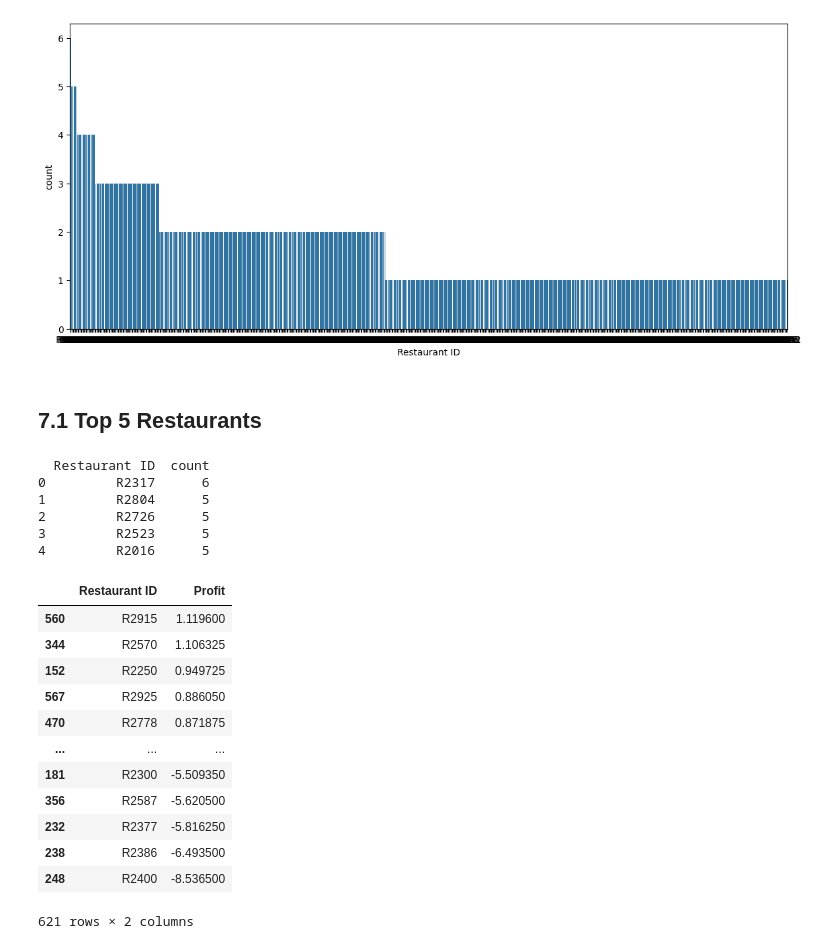
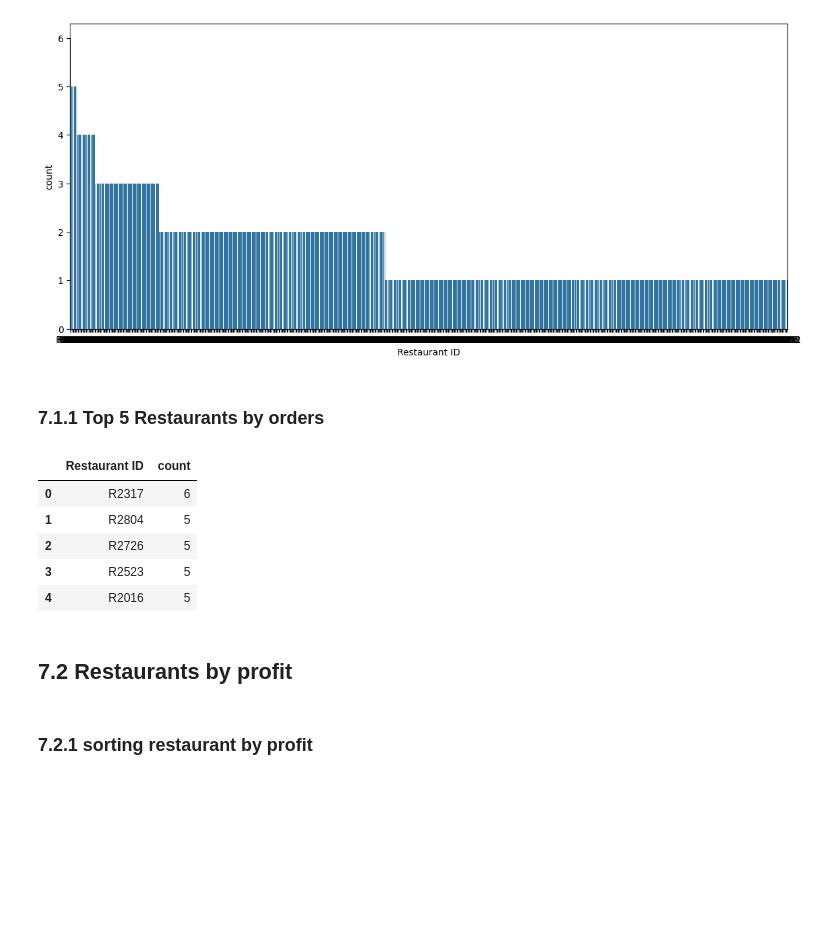
Before and after one commit to HSVI/Food-Delivery-Analysis, a Jupyter notebook: Analysis.ipynb, the cells around one changed output. Saved outputs shown, nothing was run; the diff lists cells and outputs as text; code cells hidden in the pictures; blank space fills up the shorter version.

```diff
--- a/Analysis.ipynb
+++ b/Analysis.ipynb
@@ -246,14 +248,16 @@ sns.barplot(x='Restaurant ID', y='count', data=restaurant_counts)
 <Axes: xlabel='Restaurant ID', ylabel='count'>
 [figure]
 # %% [markdown]
-## 7.1 Top 5 Restaurants
+### 7.1.1 Top 5 Restaurants by orders
 # %%
-print(restaurant_counts.head(5))
+restaurant_counts.head(5)
 # %% [output]
-  Restaurant ID  count
-0         R2317      6
-1         R2804      5
-2         R2726      5
-3         R2523      5
-4         R2016      5
+|  | Restaurant ID | count |
+| 0 | R2317 | 6 |
+| 1 | R2804 | 5 |
+| 2 | R2726 | 5 |
+| 3 | R2523 | 5 |
+| 4 | R2016 | 5 |
+# %% [markdown]
+## 7.2 Restaurants by profit
 # %%
@@ -261,16 +265,4 @@ test = df.groupby("Restaurant ID")["Profit"].sum().reset_index()
+# %% [markdown]
+### 7.2.1 sorting restaurant by profit
 # %%
-test.sort_values(by="Profit", ascending=False)
+profit_per_restaurant = profit_per_restaurant.sort_values(by="Profit", ascending=False).reset_index()
-# %% [output]
-|  | Restaurant ID | Profit |
-| 560 | R2915 | 1.119600 |
-| 344 | R2570 | 1.106325 |
-| 152 | R2250 | 0.949725 |
-| 567 | R2925 | 0.886050 |
-| 470 | R2778 | 0.871875 |
-| ... | ... | ... |
-| 181 | R2300 | -5.509350 |
-| 356 | R2587 | -5.620500 |
-| 232 | R2377 | -5.816250 |
-| 238 | R2386 | -6.493500 |
-| 248 | R2400 | -8.536500 |
-621 rows × 2 columns
```
Also changed, not shown: parts of 10 cells of this notebook.
